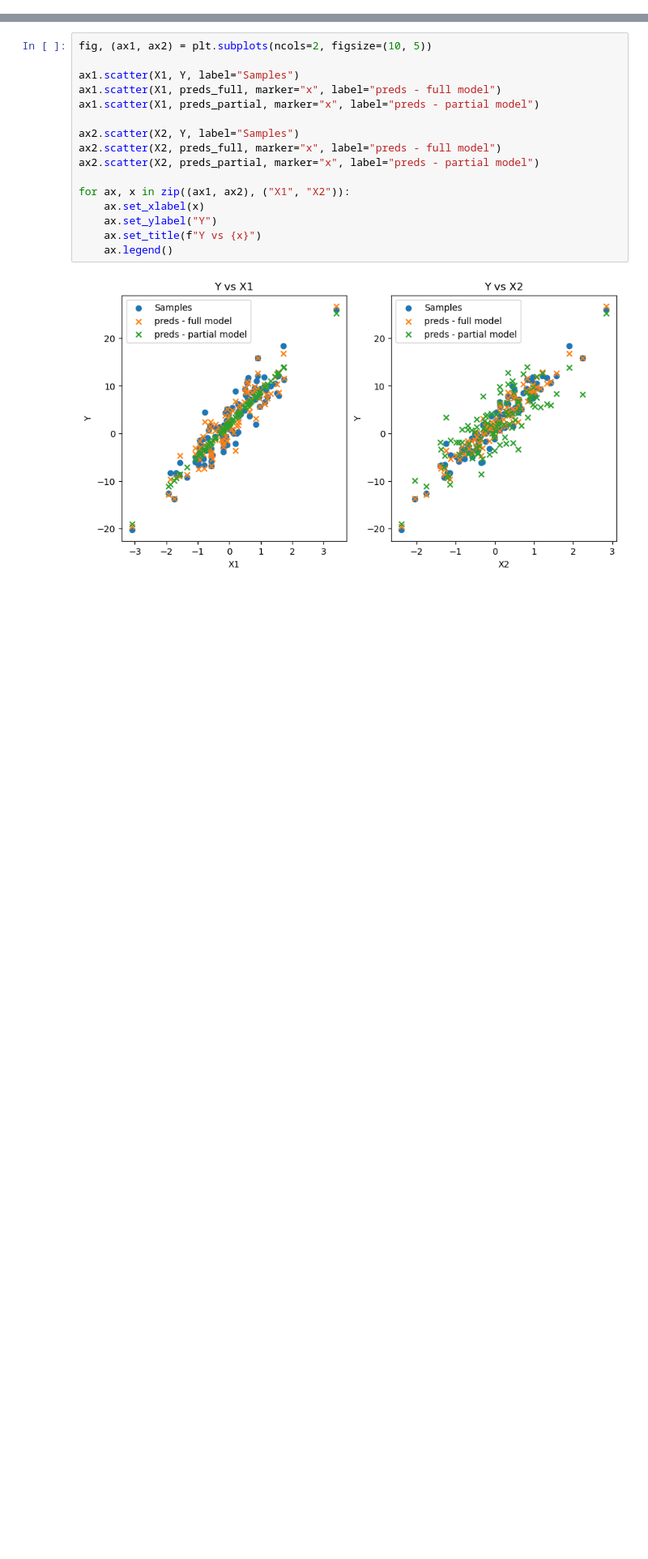
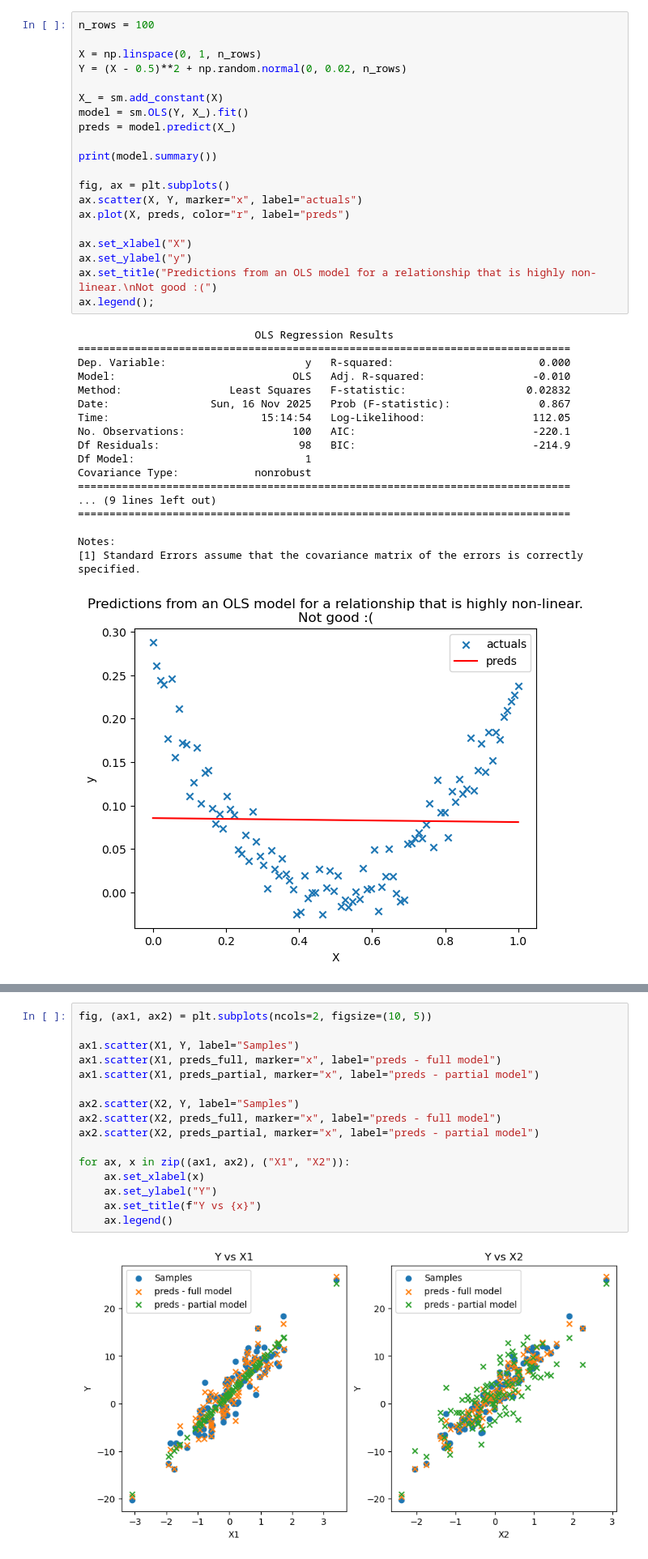
Before and after one commit to TomJHarrison/IntroToStatisticalLearning, a Jupyter notebook: Chapter3/LinRegAssumptions.ipynb, the cells around one changed output, grey strips where cells are left out. Shown: that part at 81% size. Saved outputs shown, nothing was run; the diff lists cells and outputs as text; blank space fills up the shorter version.

```diff
--- a/Chapter3/LinRegAssumptions.ipynb
+++ b/Chapter3/LinRegAssumptions.ipynb
@@ -16,0 +28,39 @@ We will reproduce an example such as this below. We create two correlated variab
+# %%
+n_rows = 100
+
+X = np.linspace(0, 1, n_rows)
+Y = (X - 0.5)**2 + np.random.normal(0, 0.02, n_rows)
+
+X_ = sm.add_constant(X)
+model = sm.OLS(Y, X_).fit()
+preds = model.predict(X_)
+
+print(model.summary())
+
+fig, ax = plt.subplots()
+ax.scatter(X, Y, marker="x", label="actuals")
+ax.plot(X, preds, color="r", label="preds")
+
+ax.set_xlabel("X")
+ax.set_ylabel("y")
+ax.set_title("Predictions from an OLS model for a relationship that is highly non-linear.\nNot good :(")
+ax.legend();
+# %% [output]
+                            OLS Regression Results
+==============================================================================
+Dep. Variable:                      y   R-squared:                       0.000
+Model:                            OLS   Adj. R-squared:                 -0.010
+Method:                 Least Squares   F-statistic:                   0.02832
+Date:                Sun, 16 Nov 2025   Prob (F-statistic):              0.867
+Time:                        15:14:54   Log-Likelihood:                 112.05
+No. Observations:                 100   AIC:                            -220.1
+Df Residuals:                      98   BIC:                            -214.9
+Df Model:                           1
+Covariance Type:            nonrobust
+==============================================================================
+... (9 lines left out)
+==============================================================================
+
+Notes:
+[1] Standard Errors assume that the covariance matrix of the errors is correctly specified.
+[figure, added]
```
Also changed, not shown: parts of 15 cells of this notebook.
